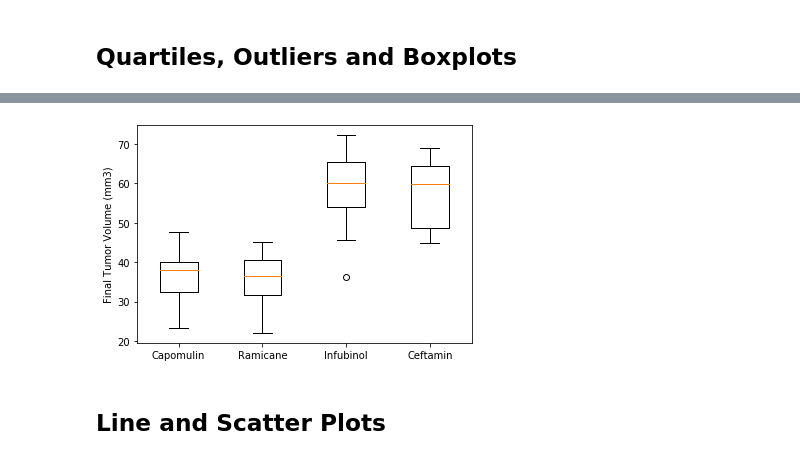
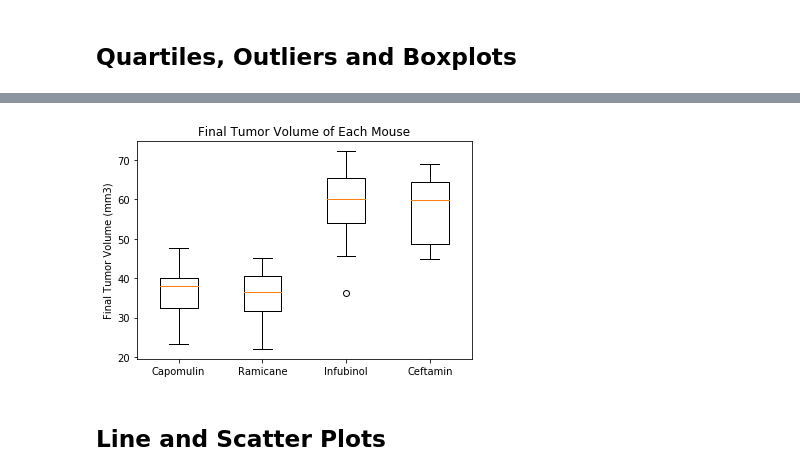
Before and after one commit to pauline-li/Matplotlib, a Jupyter notebook: Pymaceuticals/pymaceuticals_starter.ipynb, the cells around one changed output, grey strips where cells are left out. Saved outputs shown, nothing was run; the diff lists cells and outputs as text; code cells hidden in the pictures.

```diff
--- a/Pymaceuticals/pymaceuticals_starter.ipynb
+++ b/Pymaceuticals/pymaceuticals_starter.ipynb
@@ -247,42 +248,43 @@ Values above Upper Bound could be outliers
 capomulin_data =(clean_df[clean_df['Drug Regimen'] == 'Capomulin'])
 capomulin_max = capomulin_data.groupby(['Mouse ID'])['Timepoint'].max()
 capomulin_vol=pd.DataFrame(capomulin_max)
-capomulin_tp = pd.merge(capomulin_vol,clean_df, on=('Mouse ID','Timepoint'), how='left')
+capomulin_tp = pd.merge(capomulin_vol,clean_df, how='left', on=('Mouse ID','Timepoint'))
 a = capomulin_tp['Tumor Volume (mm3)']
 
 
 # Final timepoint tumor volume for drug regimen == 'Ramicane'
 ramicane_data =(clean_df[clean_df['Drug Regimen'] == 'Ramicane'])
 ramicane_data_max = ramicane_data.groupby(['Mouse ID'])['Timepoint'].max()
 ramicane_data_vol=pd.DataFrame(ramicane_data_max)
-ramicane_data_tp = pd.merge(ramicane_data_vol,clean_df, on=('Mouse ID','Timepoint'), how='left')
+ramicane_data_tp = pd.merge(ramicane_data_vol,clean_df, how='left', on=('Mouse ID','Timepoint'))
 b = ramicane_data_tp['Tumor Volume (mm3)']
 
 
 # Final timepoint tumor volume for drug regimen == 'Infubinol'
 infubinol_data =(clean_df[clean_df['Drug Regimen'] == 'Infubinol'])
 infubinol_data_max = infubinol_data.groupby(['Mouse ID'])['Timepoint'].max()
 infubinol_data_vol=pd.DataFrame(infubinol_data_max)
-infubinol_data_tp = pd.merge(infubinol_data_vol,clean_df, on=('Mouse ID','Timepoint'), how='left')
+infubinol_data_tp = pd.merge(infubinol_data_vol,clean_df, how='left', on=('Mouse ID','Timepoint'))
 c = infubinol_data_tp['Tumor Volume (mm3)']
 
 
 # Final timepoint tumor volume for drug regimen == 'Ceftamin'
 ceftamin_data =(clean_df[clean_df['Drug Regimen'] == 'Ceftamin'])
 ceftamin_data_max = ceftamin_data.groupby(['Mouse ID'])['Timepoint'].max()
 ceftamin_data_vol=pd.DataFrame(ceftamin_data_max)
-ceftamin_data_tp = pd.merge(ceftamin_data_vol,clean_df, on=('Mouse ID','Timepoint'), how='left')
+ceftamin_data_tp = pd.merge(ceftamin_data_vol,clean_df, how='left', on=('Mouse ID','Timepoint'))
 d = ceftamin_data_tp['Tumor Volume (mm3)']
 
 
 # top drugs final tumor volume
 top_drugs = [a,b,c,d]
 fig1, ax1 = plt.subplots()
 ax1.boxplot(top_drugs, labels= ['Capomulin','Ramicane','Infubinol','Ceftamin'])
+plt.title('Final Tumor Volume of Each Mouse')
 plt.ylabel('Final Tumor Volume (mm3)')
 plt.show()
 # %% [output]
-[figure, old version]
+[figure, new version]
 # %% [markdown]
 ## Line and Scatter Plots
 # %%
```
Also changed, not shown: parts of 2 cells of this notebook.
